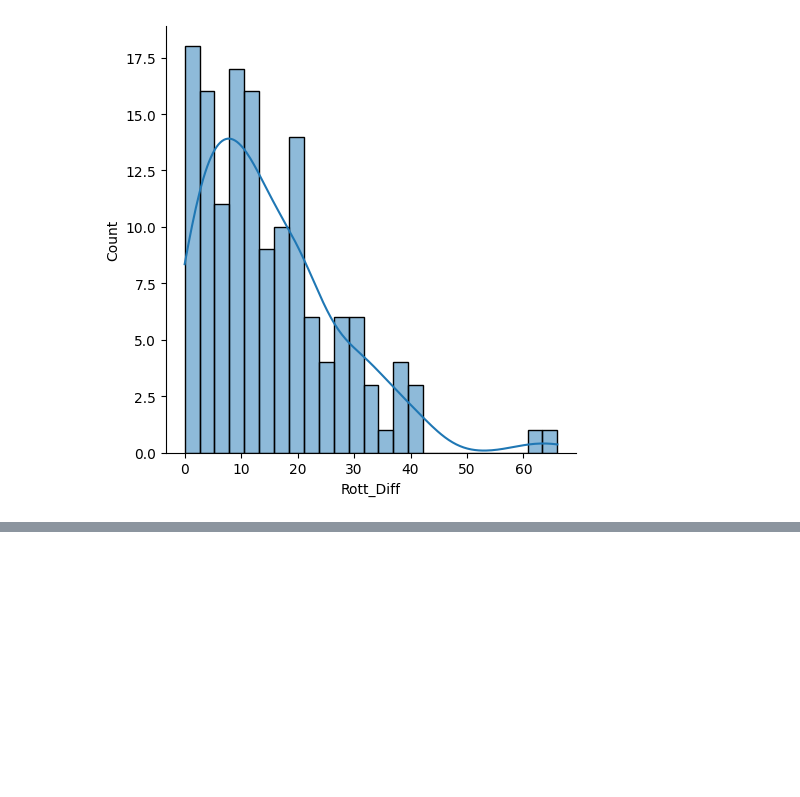
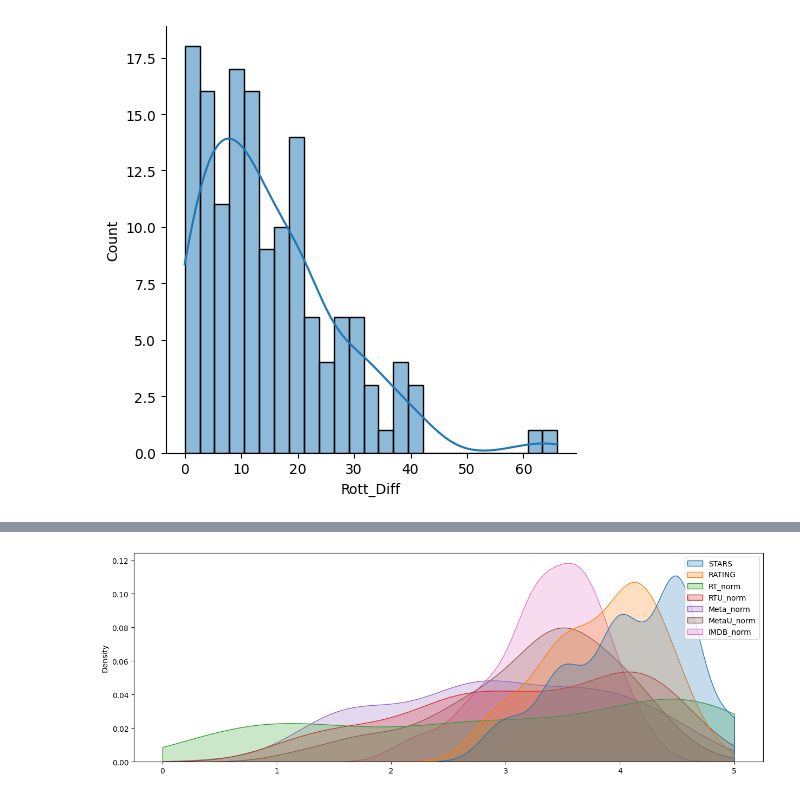
Before and after one commit to Lucress/Be-Suspicious-on-Movies-Rating, a Jupyter notebook: Be_suspicious_online_movie_ratings(Fandango).ipynb, the cells around one changed output, grey strips where cells are left out. Cells and saved outputs as stored; diff of their text form; code cells hidden in the pictures; blank space fills up the shorter version.

```diff
--- a/Be_suspicious_online_movie_ratings(Fandango).ipynb
+++ b/Be_suspicious_online_movie_ratings(Fandango).ipynb
@@ -283,0 +398,8 @@ Name: FILM, dtype: object
+# %%
+df['RT_norm']=np.round(df['RottenTomatoes']/20,1)
+df['RTU_norm']=np.round(df['RottenTomatoes_User']/20,1)
+# %%
+df['Meta_norm']=np.round(df['Metacritic']/20,1)
+df['MetaU_norm']=np.round(df['Metacritic_User']/2,1)
+# %%
+df['IMDB_norm']=np.round(df['IMDB']/2,1)
@@ -283,0 +423,3 @@ Name: FILM, dtype: object
+# %%
+scores_norm = df[['STARS','RATING','RT_norm', 'RTU_norm', 'Meta_norm', 'MetaU_norm', 'IMDB_norm']]
+scores_norm.head()
@@ -283,0 +437,5 @@ Name: FILM, dtype: object
+# %%
+plt.figure(figsize=(15,5))
+sns.kdeplot(data=scores_norm , clip=[0,5], fill=True);
+# %% [output]
+[figure, added]
```
Also changed, not shown: parts of 40 cells of this notebook.
